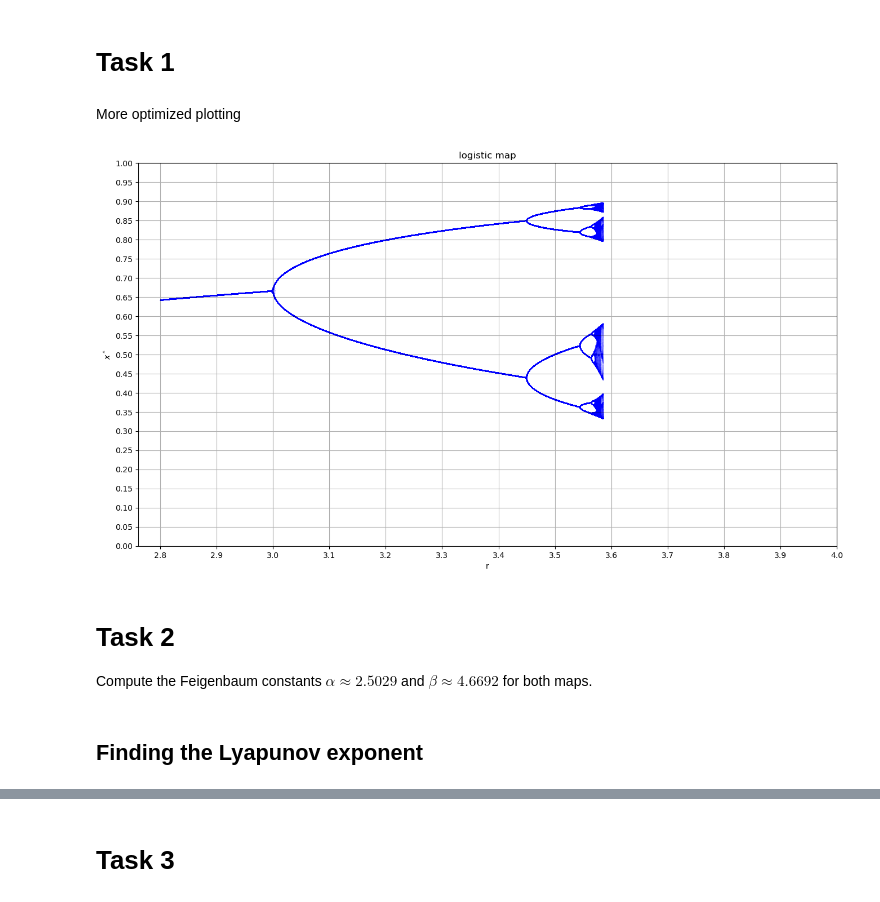
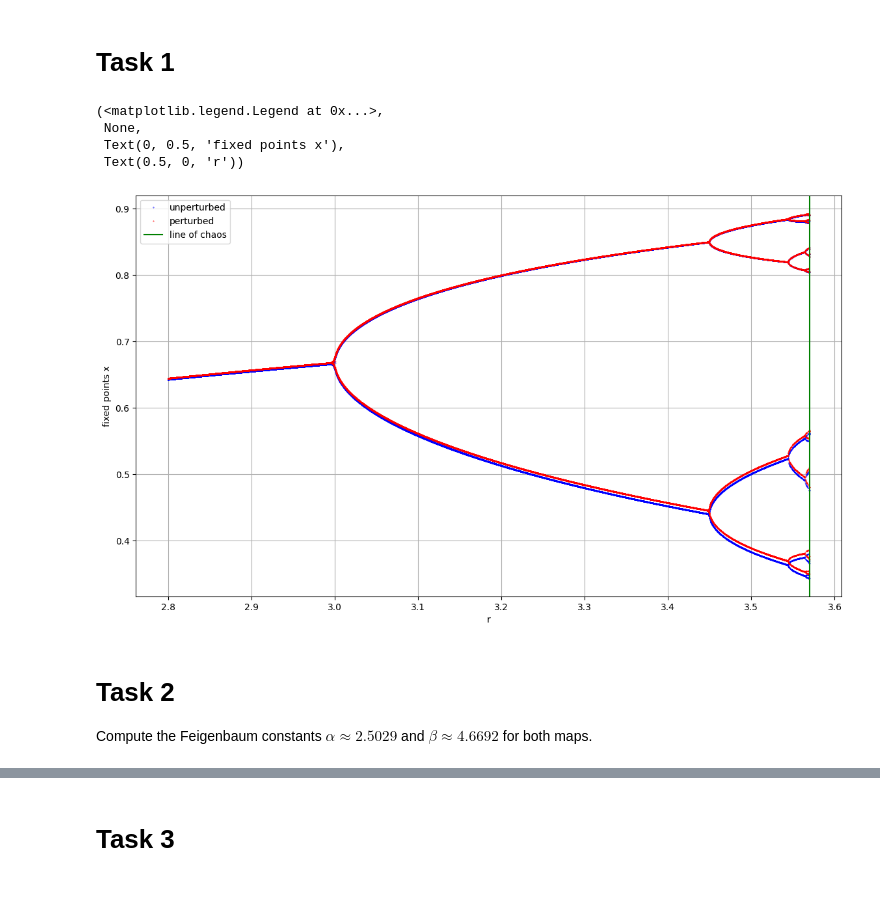
Before and after one commit to SunAndClouds/ComplexSystems, a Jupyter notebook: Lab1.ipynb, the cells around one changed output, grey strips where cells are left out. Cells and saved outputs as stored; diff of their text form; code cells hidden in the pictures.

```diff
--- a/Lab1.ipynb
+++ b/Lab1.ipynb
@@ -14,62 +14,3 @@ plt.rcParams["figure.figsize"] = [14, 8]
 plt.rcParams["figure.dpi"] = 100
 # %% [markdown]
 # Task 1
-# %%
-interval = (2.8, 4)  # start, end
-accuracy = 0.00001
-reps = 1000  # number of repetitions
-a = 1e-2
-alpha_theory = 2.502907
-
-R = np.arange(*interval, accuracy)
-R = interval[0] + np.cumsum(np.diff(R)[0] * alpha_theory**(-np.linspace(0, 1, len(R))))
-
-lims = []
-lims2 = [] # initialize for the plot with perturbations
-
-def perturbation(x):
-    return a*x**4
-
-for n, r in tqdm(enumerate(R)):
-    temp_lims = []
-    temp_lims2 = [] # initialize temp lists for storing data
-    initial_val = np.random.rand()
-    temp_lims.append(initial_val)
-#    temp_lims2.append(initial_val + perturbation(initial_val)) # creating the same initial condition as the perturbed version
-
-    for i in range(reps-1):
-        val = r*temp_lims[i]*(1-temp_lims[i])
-        temp_lims.append(val)
-#        temp_lims2.append(val + perturbation(val)) # store values with perturbation
-
-    lims.append(temp_lims)
-#    lims2.append(temp_lims2) # store temp lists in main lists
-
-lims = np.array(lims)
-#lims2 = np.array(lims2)
-# %% [markdown]
-More optimized plotting
-# %%
-numtoplot = 50
-
-fig, biax = plt.subplots(figsize=(16, 9))
-
-# create arrays of x-coordinates and y-coordinates for unperturbed data
-r_vals = R#np.arange(*interval, accuracy)
-x_vals = lims[:, -numtoplot:]
-r_broadcasted = np.broadcast_to(r_vals[:, None], (len(r_vals), numtoplot))
-biax.plot(r_broadcasted.flatten(), x_vals.flatten(), 'b.', markersize=.02)
-
-# create arrays of x-coordinates and y-coordinates for perturbed data
-#x2_vals = lims2[:, -numtoplot:]
-#biax.plot(r_broadcasted.flatten(), x2_vals.flatten(), 'r.', markersize=.02)
-
-biax.set(xlabel='r', ylabel='$x^*$', title='logistic map')
-plt.xticks(np.arange(*interval, 0.1))
-plt.yticks(np.arange(0, 1+0.05, 0.05))
-plt.grid()
-#plt.legend()
-#plt.show()
-#plt.savefig("logistic map (blue) - perturbed map (red)", bbox_inches="tight")
-# %% [output]
-[figure, old version]
@@ -76,6 +69,17 @@ plt.grid()
+# %%
+mod = 1
+plt.plot(rs[::mod], lims[::mod,-1], "b.", ms=0.7, label="unperturbed")
+plt.plot(rs[::mod], lims_perturbed[::mod,-1], "r.", ms=0.7, label="perturbed")
+plt.axvline(rc, color="green", label="line of chaos")
+
+plt.legend(), plt.grid(), plt.ylabel("fixed points x"), plt.xlabel("r")
+# %% [output]
+(<matplotlib.legend.Legend at 0x...>,
+ None,
+ Text(0, 0.5, 'fixed points x'),
+ Text(0.5, 0, 'r'))
+[figure, added]
 # %% [markdown]
 # Task 2
 Compute the Feigenbaum constants $\alpha\approx 2.5029$ and $\beta\approx4.6692$
 for both maps.
-# %% [markdown]
-## Finding the Lyapunov exponent
```
Also changed, not shown: parts of 13 cells of this notebook, 5 other files.
